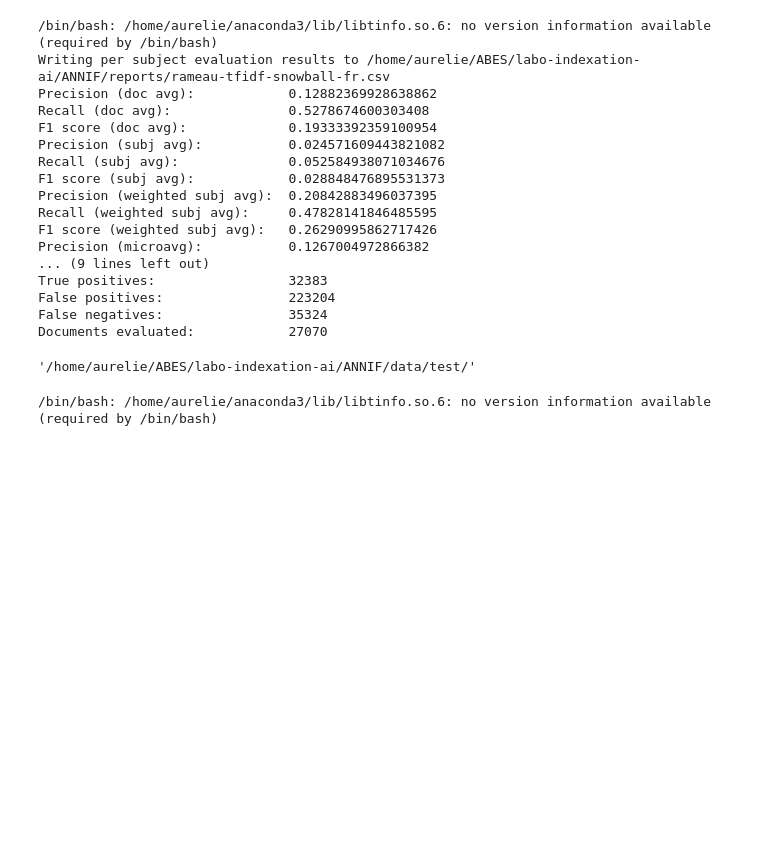
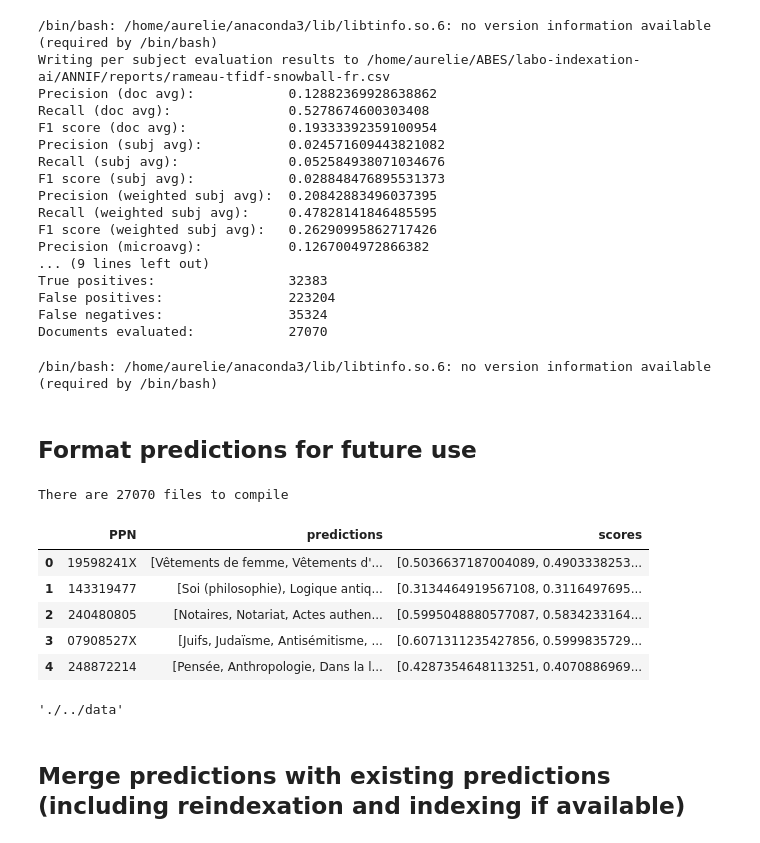
Before and after one commit to abes-esr/labo-indexation-ai, a Jupyter notebook: work_with_annif.ipynb, the cells around one changed output. Cells and saved outputs as stored; diff of their text form; code cells hidden in the pictures; blank space fills up the shorter version.

Commit message:
finalize all process to get predictions from ANNIF Project

```diff
--- a/work_with_annif.ipynb
+++ b/work_with_annif.ipynb
@@ -358,9 +358,5 @@ True positives:                 32383
 False positives:                223204
 False negatives:                35324
 Documents evaluated:            27070
-# %%
-annif_test_folder_path
-# %% [output]
-'/home/aurelie/ABES/labo-indexation-ai/ANNIF/data/test/'
 # %%
 # Prediction sur toutes les notices du dossier "test"
@@ -368,2 +365,28 @@ annif_test_folder_path
 # %% [output]
 /bin/bash: /home/aurelie/anaconda3/lib/libtinfo.so.6: no version information available (required by /bin/bash)
+# %% [markdown]
+## Format predictions for future use
+# %%
+csv_files = [f for f in os.listdir(annif_test_folder_path) if f.endswith(".csv")]
+print(f"There are {len(csv_files)} files to compile")
+# %% [output]
+There are 27070 files to compile
+# %%
+# Build dataframe
+predictions = pd.DataFrame(columns=["PPN", "predictions", "scores"])
+for i, file in enumerate(csv_files):
+    ppn = file.split('_')[0]
+    pred = pd.read_csv(os.path.join(annif_test_folder_path, file), sep='\t', header=None, names=["URI", "pred_concept", "score"])
+    predictions.loc[i,"PPN"] = ppn
+    predictions.loc[i,"predictions"] = pred["pred_concept"].to_list()
+    predictions.loc[i,"scores"] = pred["score"].to_list()
+# %%
+# Show predictions
+predictions.head()
+# %% [output]
+|  | PPN | predictions | scores |
+| 0 | 19598241X | [Vêtements de femme, Vêtements d'... | [0.5036637187004089, 0.4903338253... |
+| 1 | 143319477 | [Soi (philosophie), Logique antiq... | [0.3134464919567108, 0.3116497695... |
+| 2 | 240480805 | [Notaires, Notariat, Actes authen... | [0.5995048880577087, 0.5834233164... |
+| 3 | 07908527X | [Juifs, Judaïsme, Antisémitisme, ... | [0.6071311235427856, 0.5999835729... |
+| 4 | 248872214 | [Pensée, Anthropologie, Dans la l... | [0.4287354648113251, 0.4070886969... |
@@ -369,0 +396,6 @@ annif_test_folder_path
+# %%
+data_path
+# %% [output]
+'./../data'
+# %% [markdown]
+## Merge predictions with existing predictions (including reindexation and indexing if available)
```
Also changed, not shown: parts of 13 cells of this notebook.
